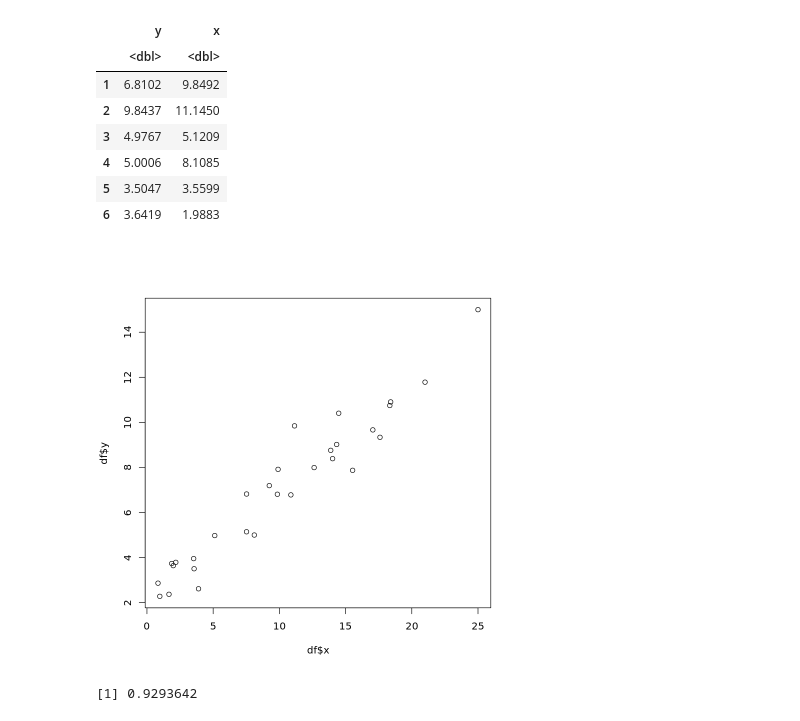
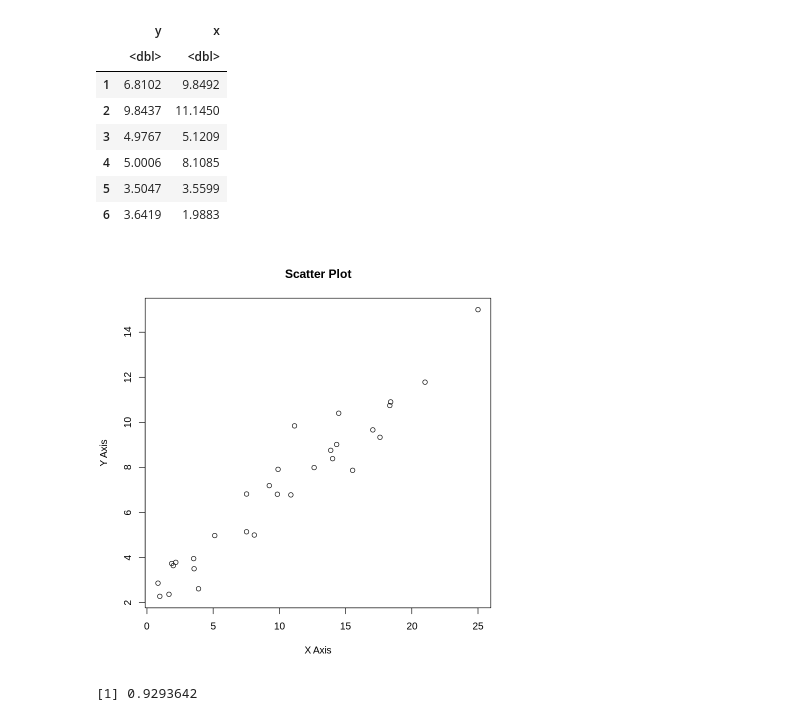
Before and after one commit to EmStephens995/rlmscript, a Jupyter notebook: lm_r.ipynb, the cells around one changed output. Saved outputs shown, nothing was run; the diff lists cells and outputs as text; code cells hidden in the pictures.

```diff
--- a/lm_r.ipynb
+++ b/lm_r.ipynb
@@ -15,9 +15,12 @@ A data.frame: 6 × 2
 | 5 | 3.5047 | 3.5599 |
 | 6 | 3.6419 | 1.9883 |
 # %%
-plot(df$x,df$y)
+plot(df$x,df$y,
+main = "Scatter Plot",
+xlab = "X Axis",
+ylab = "Y Axis")
 # %% [output]
-[figure, old version]
+[figure, new version]
 # %%
 model = lm(y~x, data = df)
 # %%
```
Also changed, not shown: parts of 1 cell of this notebook, 3 other files.
